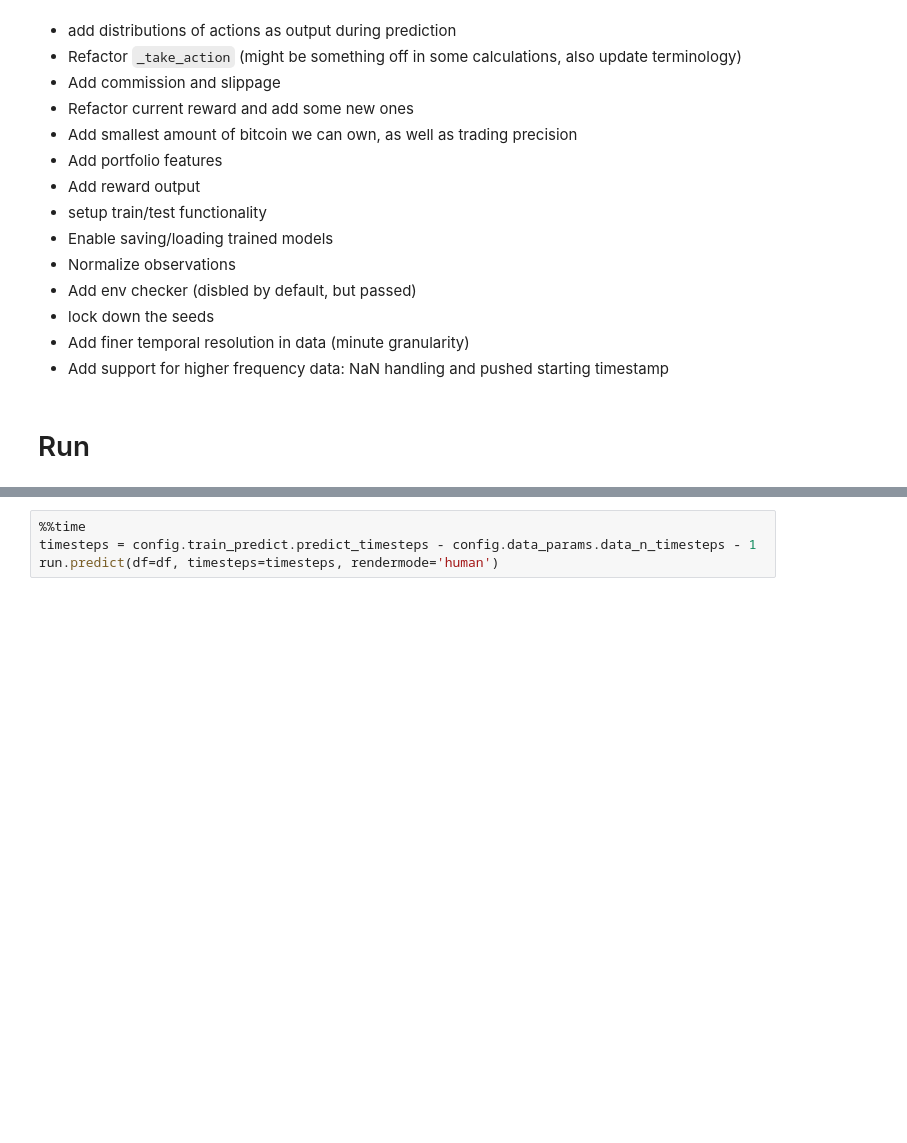
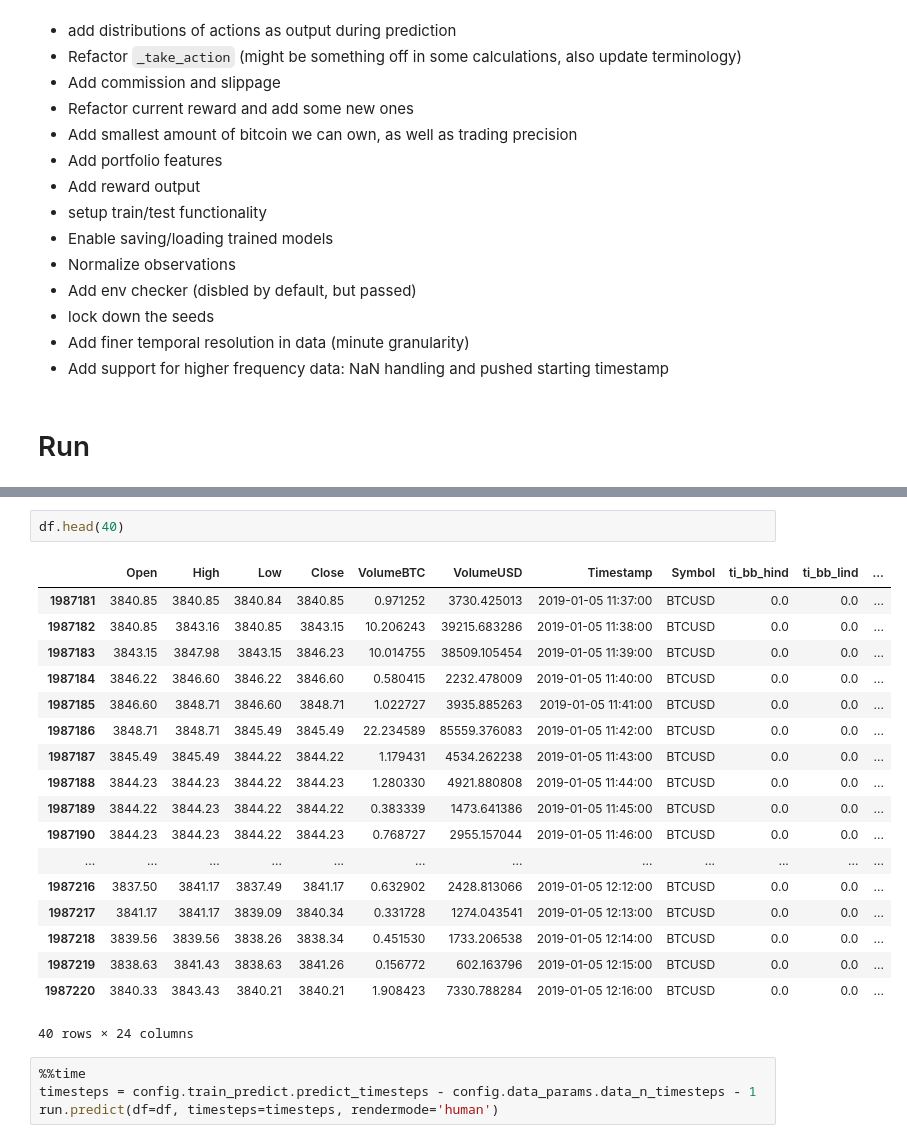
Before and after one commit to perjonasam/dunderbot, a Jupyter notebook: Playground.ipynb, the cells around one changed output, grey strips where cells are left out. Cells and saved outputs as stored; diff of their text form; blank space fills up the shorter version.

```diff
--- a/Playground.ipynb
+++ b/Playground.ipynb
@@ -106,3 +107,24 @@ Wall time: 3.06 s
+# %%
+df.head(40)
+# %% [output]
+|  | Open | High | Low | Close | VolumeBTC | VolumeUSD | Timestamp | Symbol | ti_bb_hind | ti_bb_lind | ... |
+| 1987181 | 3840.85 | 3840.85 | 3840.84 | 3840.85 | 0.971252 | 3730.425013 | 2019-01-05 11:37:00 | BTCUSD | 0.0 | 0.0 | ... |
+| 1987182 | 3840.85 | 3843.16 | 3840.85 | 3843.15 | 10.206243 | 39215.683286 | 2019-01-05 11:38:00 | BTCUSD | 0.0 | 0.0 | ... |
+| 1987183 | 3843.15 | 3847.98 | 3843.15 | 3846.23 | 10.014755 | 38509.105454 | 2019-01-05 11:39:00 | BTCUSD | 0.0 | 0.0 | ... |
+| 1987184 | 3846.22 | 3846.60 | 3846.22 | 3846.60 | 0.580415 | 2232.478009 | 2019-01-05 11:40:00 | BTCUSD | 0.0 | 0.0 | ... |
+| 1987185 | 3846.60 | 3848.71 | 3846.60 | 3848.71 | 1.022727 | 3935.885263 | 2019-01-05 11:41:00 | BTCUSD | 0.0 | 0.0 | ... |
+| 1987186 | 3848.71 | 3848.71 | 3845.49 | 3845.49 | 22.234589 | 85559.376083 | 2019-01-05 11:42:00 | BTCUSD | 0.0 | 0.0 | ... |
+| 1987187 | 3845.49 | 3845.49 | 3844.22 | 3844.22 | 1.179431 | 4534.262238 | 2019-01-05 11:43:00 | BTCUSD | 0.0 | 0.0 | ... |
+| 1987188 | 3844.23 | 3844.23 | 3844.22 | 3844.23 | 1.280330 | 4921.880808 | 2019-01-05 11:44:00 | BTCUSD | 0.0 | 0.0 | ... |
+| 1987189 | 3844.22 | 3844.23 | 3844.22 | 3844.22 | 0.383339 | 1473.641386 | 2019-01-05 11:45:00 | BTCUSD | 0.0 | 0.0 | ... |
+| 1987190 | 3844.23 | 3844.23 | 3844.22 | 3844.23 | 0.768727 | 2955.157044 | 2019-01-05 11:46:00 | BTCUSD | 0.0 | 0.0 | ... |
+| ... | ... | ... | ... | ... | ... | ... | ... | ... | ... | ... | ... |
+| 1987216 | 3837.50 | 3841.17 | 3837.49 | 3841.17 | 0.632902 | 2428.813066 | 2019-01-05 12:12:00 | BTCUSD | 0.0 | 0.0 | ... |
+| 1987217 | 3841.17 | 3841.17 | 3839.09 | 3840.34 | 0.331728 | 1274.043541 | 2019-01-05 12:13:00 | BTCUSD | 0.0 | 0.0 | ... |
+| 1987218 | 3839.56 | 3839.56 | 3838.26 | 3838.34 | 0.451530 | 1733.206538 | 2019-01-05 12:14:00 | BTCUSD | 0.0 | 0.0 | ... |
+| 1987219 | 3838.63 | 3841.43 | 3838.63 | 3841.26 | 0.156772 | 602.163796 | 2019-01-05 12:15:00 | BTCUSD | 0.0 | 0.0 | ... |
+| 1987220 | 3840.33 | 3843.43 | 3840.21 | 3840.21 | 1.908423 | 7330.788284 | 2019-01-05 12:16:00 | BTCUSD | 0.0 | 0.0 | ... |
+40 rows × 24 columns
 # %%
 %%time
 timesteps = config.train_predict.predict_timesteps - config.data_params.data_n_timesteps - 1
```
Also changed, not shown: parts of 1 cell of this notebook, 2 other files.
